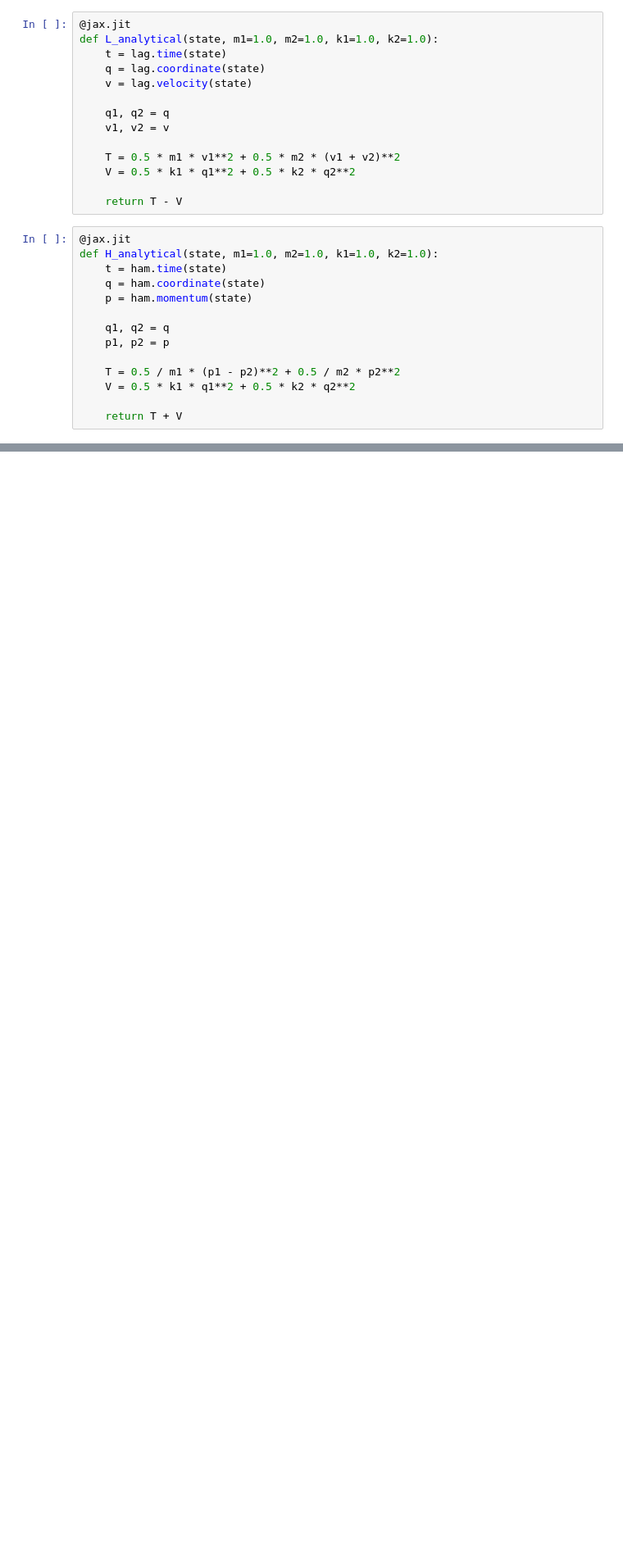
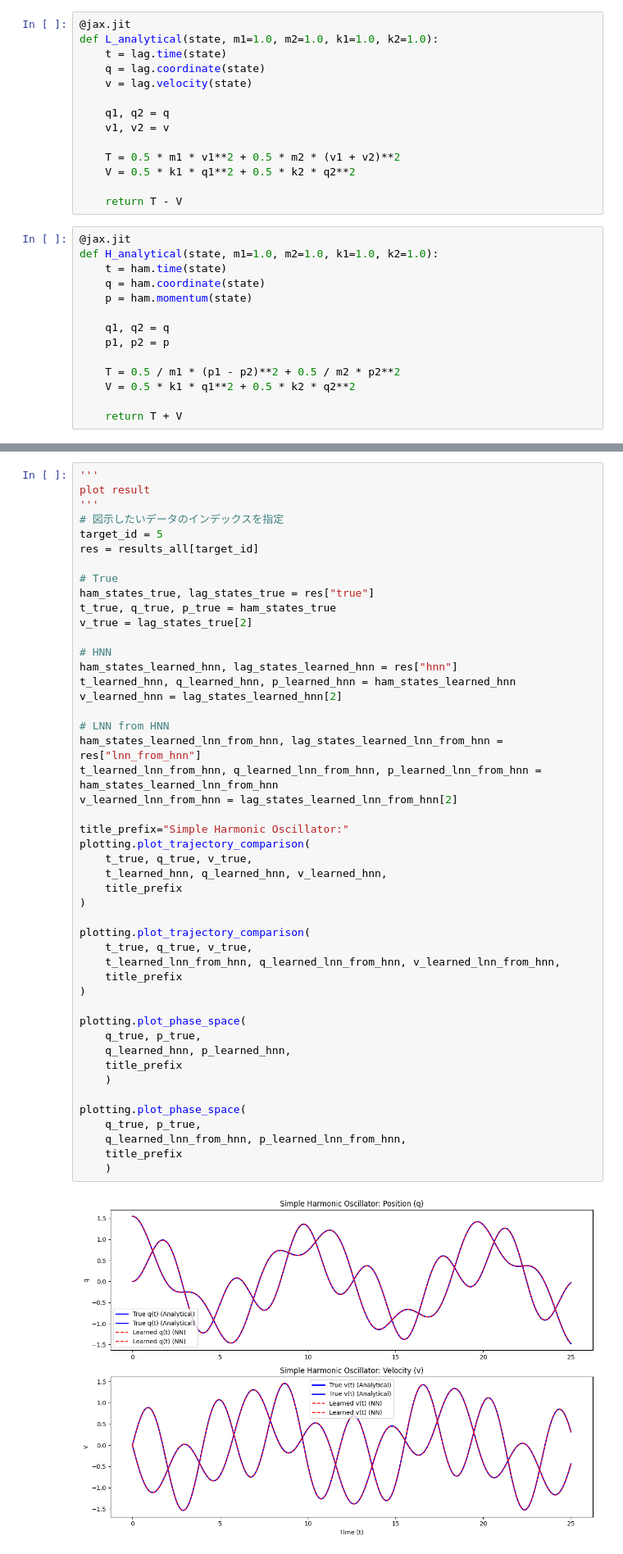
Before and after one commit to nkjm108/PIML, a Jupyter notebook: harmonic_ocillation_2D/H2D_HNN.ipynb, the cells around one changed output, grey strips where cells are left out. Shown: that part at 82% size. Cells and saved outputs as stored; diff of their text form; blank space fills up the shorter version.

```diff
--- a/harmonic_ocillation_2D/H2D_HNN.ipynb
+++ b/harmonic_ocillation_2D/H2D_HNN.ipynb
@@ -341,0 +294,49 @@ np.savez(
+# %%
+'''
+plot result
+'''
+# 図示したいデータのインデックスを指定
+target_id = 5
+res = results_all[target_id]
+
+# True
+ham_states_true, lag_states_true = res["true"]
+t_true, q_true, p_true = ham_states_true
+v_true = lag_states_true[2]
+
+# HNN
+ham_states_learned_hnn, lag_states_learned_hnn = res["hnn"]
+t_learned_hnn, q_learned_hnn, p_learned_hnn = ham_states_learned_hnn
+v_learned_hnn = lag_states_learned_hnn[2]
+
+# LNN from HNN
+ham_states_learned_lnn_from_hnn, lag_states_learned_lnn_from_hnn = res["lnn_from_hnn"]
+t_learned_lnn_from_hnn, q_learned_lnn_from_hnn, p_learned_lnn_from_hnn = ham_states_learned_lnn_from_hnn
+v_learned_lnn_from_hnn = lag_states_learned_lnn_from_hnn[2]
+
+title_prefix="Simple Harmonic Oscillator:"
+plotting.plot_trajectory_comparison(
+    t_true, q_true, v_true,
+    t_learned_hnn, q_learned_hnn, v_learned_hnn,
+    title_prefix
+)
+
+plotting.plot_trajectory_comparison(
+    t_true, q_true, v_true,
+    t_learned_lnn_from_hnn, q_learned_lnn_from_hnn, v_learned_lnn_from_hnn,
+    title_prefix
+)
+
+plotting.plot_phase_space(
+    q_true, p_true,
+    q_learned_hnn, p_learned_hnn,
+    title_prefix
+    )
+
+plotting.plot_phase_space(
+    q_true, p_true,
+    q_learned_lnn_from_hnn, p_learned_lnn_from_hnn,
+    title_prefix
+    )
+# %% [output]
+[figure, added]
```
Also changed, not shown: parts of 9 cells of this notebook, 4 other files.
